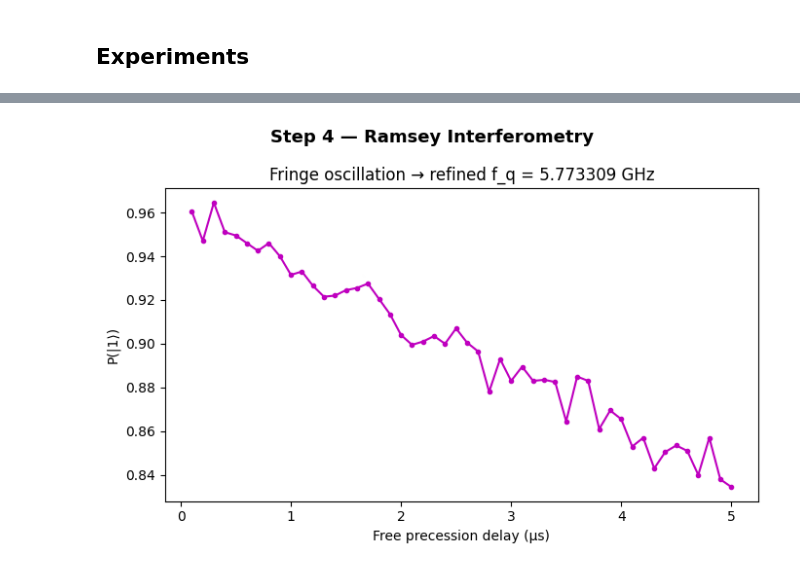
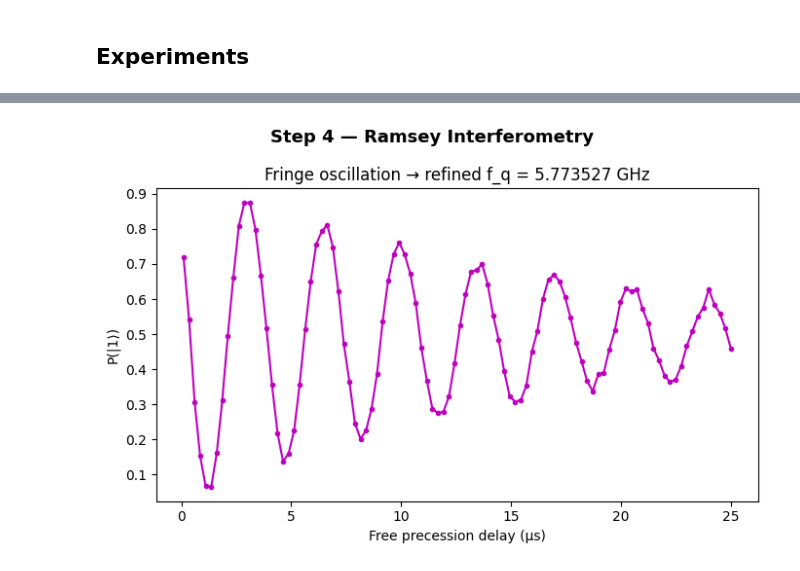
Before and after one commit to bhumikatanikonda/ZturingMachine, a Jupyter notebook: preparatory tasks.ipynb, the cells around one changed output, grey strips where cells are left out. Drawn from its saved outputs; the diff is of its cells as text; code cells hidden in the pictures.

Commit message:
CHANGE IN WAIT FUNCTION

```diff
--- a/preparatory tasks.ipynb
+++ b/preparatory tasks.ipynb
@@ -332,7 +332,7 @@ def amplitude_rabi_ramsey(
     if ((-phi) / omega) > 0:
         amp_pi2 =  - phi / omega
 
-    amp_pi2 = (np.pi - phi) / omega
+    amp_pi2 = amp_pi / 2
 
 
     return amps, P1, float(amp_pi), float(amp_pi2)
@@ -414,7 +414,7 @@ def ramsey(
     for evolve_time in evolve_times:
         virtual_qubit.reset()
         virtual_qubit.evolve(t_pi2, wave_pi2, drive_freq=f_drive_ram)  # first π/2
-        virtual_qubit.wait(evolve_time)                                        # free precession
+        virtual_qubit.wait(drive_freq, evolve_time)                                        # free precession
         virtual_qubit.evolve(t_pi2, wave_pi2, drive_freq=f_drive_ram)  # second π/2
         bits = virtual_qubit.measure(shots=shots)
         P1.append(bits.mean())
@@ -603,8 +605,8 @@ evolve_times, P1, f_measured, f_q_precise = ramsey(
     amp_pi2=amp_pi2,
     detuning = 1e6,
     evolve_start = 0.1e-6,
-    evolve_stop = 5e-6,
-    n_points = 50,
+    evolve_stop = 25e-6,
+    n_points = 100,
     shots = 2000,
     pulse_length = 100e-9
 )
@@ -642 +642 @@ plt.show()
-[figure, old version]
+[figure, new version]
```
Also changed, not shown: parts of 6 cells of this notebook, 1 other file.
